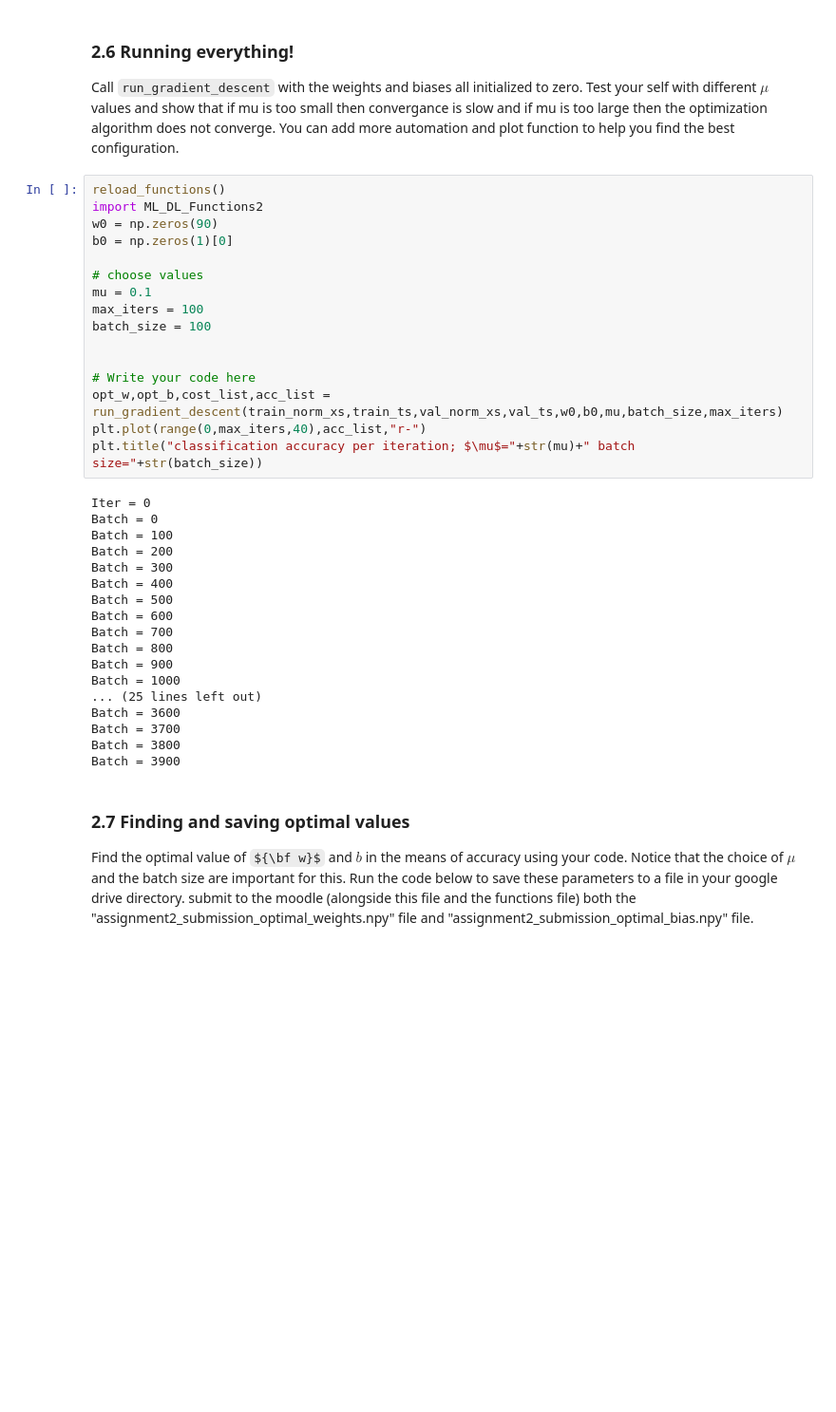
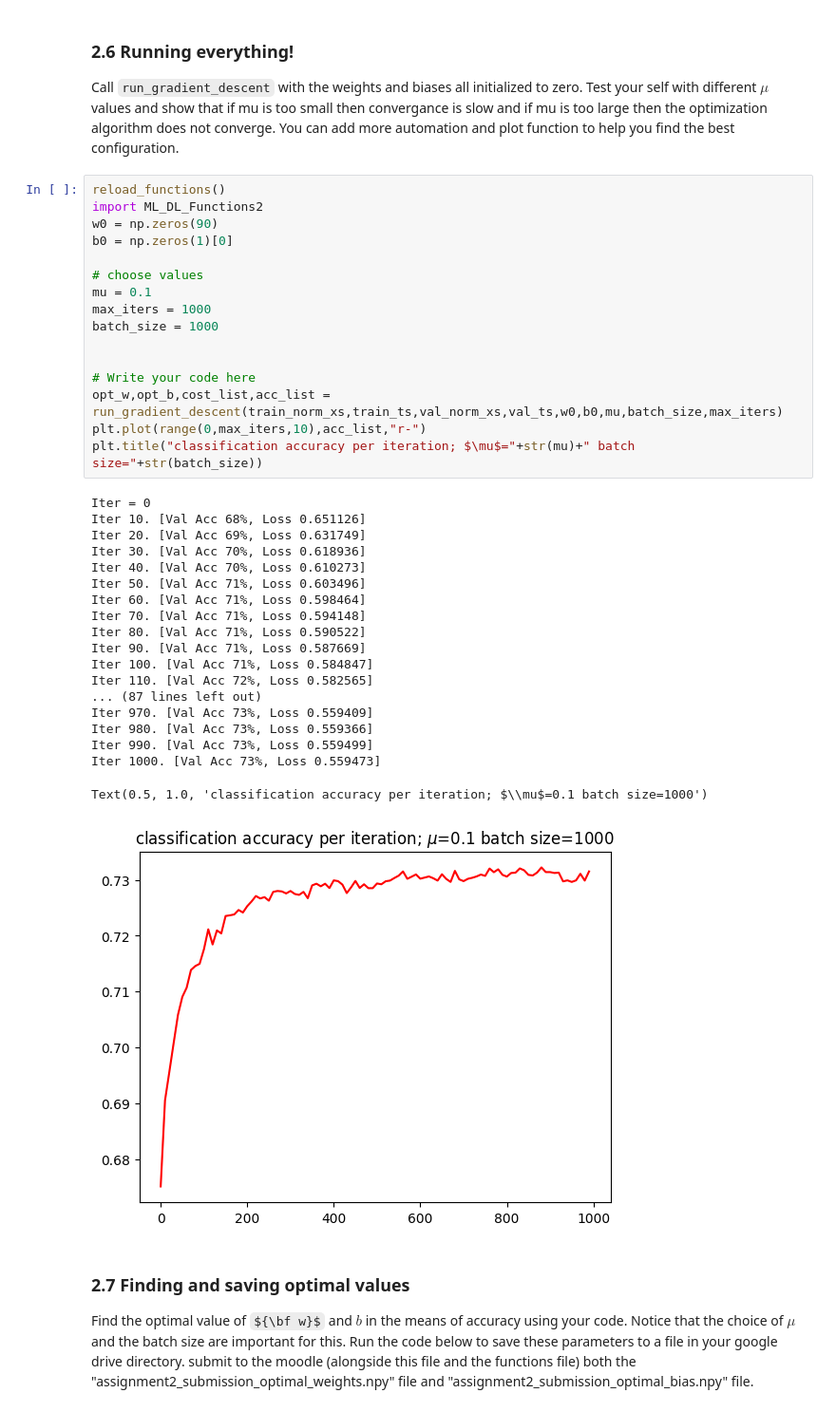
Before and after one commit to yanirMaymon/ML2024, a Jupyter notebook: Ass2/ML_DL_Assignment2.ipynb, the cells around one changed output. Shown: that part at 95% size. Saved outputs shown, nothing was run; the diff lists cells and outputs as text; some formulas as TeX source; blank space fills up the shorter version.

```diff
--- a/Ass2/ML_DL_Assignment2.ipynb
+++ b/Ass2/ML_DL_Assignment2.ipynb
@@ -377,37 +375,39 @@ Call `run_gradient_descent` with the weights and biases all initialized to zero.
 # %%
 reload_functions()
 import ML_DL_Functions2
 w0 = np.zeros(90)
 b0 = np.zeros(1)[0]
 
 # choose values
 mu = 0.1
-max_iters = 100
-batch_size = 100
+max_iters = 1000
+batch_size = 1000
 
 
 # Write your code here
 opt_w,opt_b,cost_list,acc_list = run_gradient_descent(train_norm_xs,train_ts,val_norm_xs,val_ts,w0,b0,mu,batch_size,max_iters)
-plt.plot(range(0,max_iters,40),acc_list,"r-")
+plt.plot(range(0,max_iters,10),acc_list,"r-")
 plt.title("classification accuracy per iteration; $\mu$="+str(mu)+" batch size="+str(batch_size))
 # %% [output]
 Iter = 0
-Batch = 0
-Batch = 100
-Batch = 200
-Batch = 300
-Batch = 400
-Batch = 500
-Batch = 600
-Batch = 700
-Batch = 800
-Batch = 900
-Batch = 1000
-... (25 lines left out)
-Batch = 3600
-Batch = 3700
-Batch = 3800
-Batch = 3900
+Iter 10. [Val Acc 68%, Loss 0.651126]
+Iter 20. [Val Acc 69%, Loss 0.631749]
+Iter 30. [Val Acc 70%, Loss 0.618936]
+Iter 40. [Val Acc 70%, Loss 0.610273]
+Iter 50. [Val Acc 71%, Loss 0.603496]
+Iter 60. [Val Acc 71%, Loss 0.598464]
+Iter 70. [Val Acc 71%, Loss 0.594148]
+Iter 80. [Val Acc 71%, Loss 0.590522]
+Iter 90. [Val Acc 71%, Loss 0.587669]
+Iter 100. [Val Acc 71%, Loss 0.584847]
+Iter 110. [Val Acc 72%, Loss 0.582565]
+... (87 lines left out)
+Iter 970. [Val Acc 73%, Loss 0.559409]
+Iter 980. [Val Acc 73%, Loss 0.559366]
+Iter 990. [Val Acc 73%, Loss 0.559499]
+Iter 1000. [Val Acc 73%, Loss 0.559473]
+Text(0.5, 1.0, 'classification accuracy per iteration; $\\mu$=0.1 batch size=1000')
+[figure, added]
 # %% [markdown]
 ### 2.7 Finding and saving optimal values
 
```
Also changed, not shown: parts of 4 cells of this notebook.
